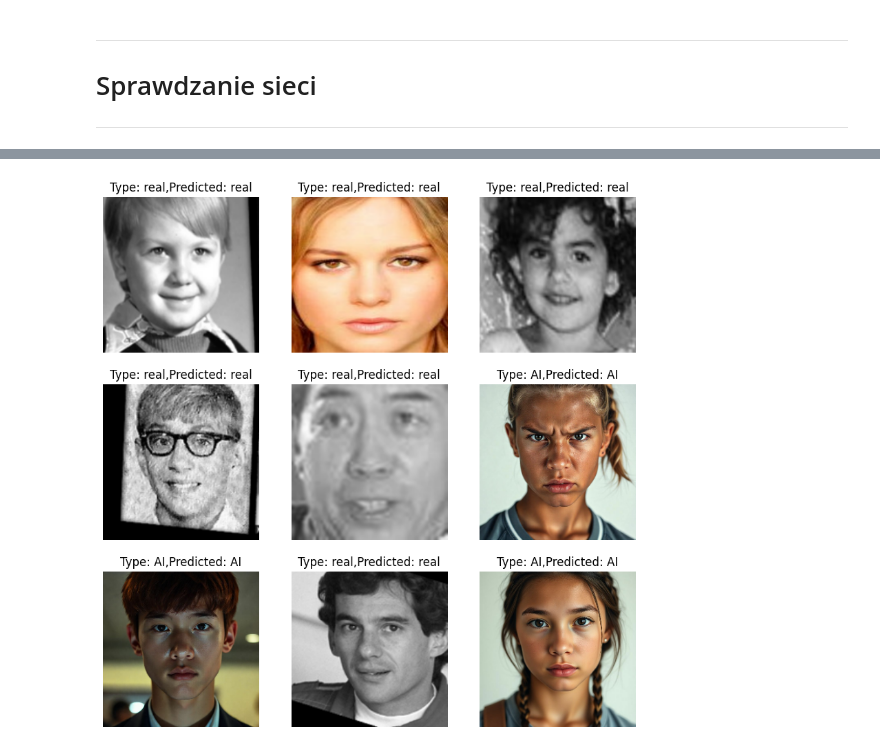
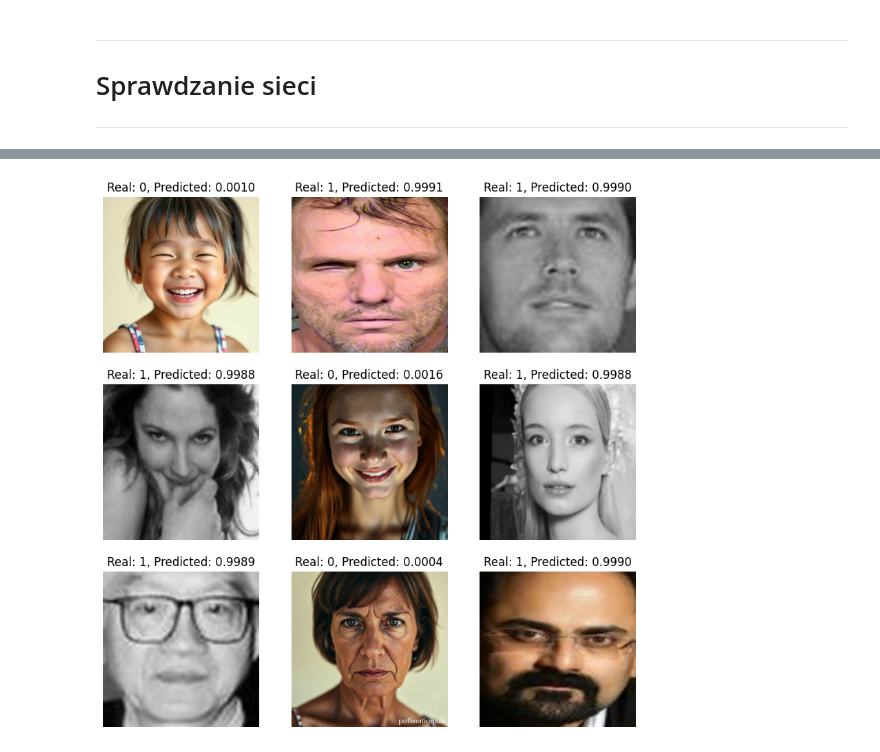
Before and after one commit to Morfinic/PWR_1_st.2_UM, a Jupyter notebook: P2_Face_Detect.ipynb, the cells around one changed output, grey strips where cells are left out. Drawn from its saved outputs; the diff is of its cells as text; code cells hidden in the pictures.

```diff
--- a/P2_Face_Detect.ipynb
+++ b/P2_Face_Detect.ipynb
@@ -286,10 +289,10 @@ for images, labels in trainingSet.take(1):
         ax = plt.subplot(3, 3, i + 1)
         plt.imshow(np.array(images[i]).astype("uint8"))
         result = loadedModel.predict(np.expand_dims(np.array(images[i]), axis = 0))
-        plt.title(
-            f"Type: {dataset.class_names[np.argmax(labels[i])]},"
-            f"Predicted: {dataset.class_names[np.argmax(result)]}"
-        )
-        # plt.title(f"Real: {int(labels[i])}, Predicted: {result[0 ,0]:.4f}")
+        # plt.title(
+        #     f"Type: {dataset.class_names[np.argmax(labels[i])]},"
+        #     f"Predicted: {dataset.class_names[np.argmax(result)]}"
+        # )
+        plt.title(f"Real: {int(labels[i])}, Predicted: {result[0 ,0]:.4f}")
         plt.axis("off")
 # %% [output]
@@ -305,4 +308,4 @@ for images, labels in trainingSet.take(1):
-[figure, old version]
+[figure, new version]
 # %%
 from IPython.display import Image
 
```
Also changed, not shown: parts of 7 cells of this notebook.
